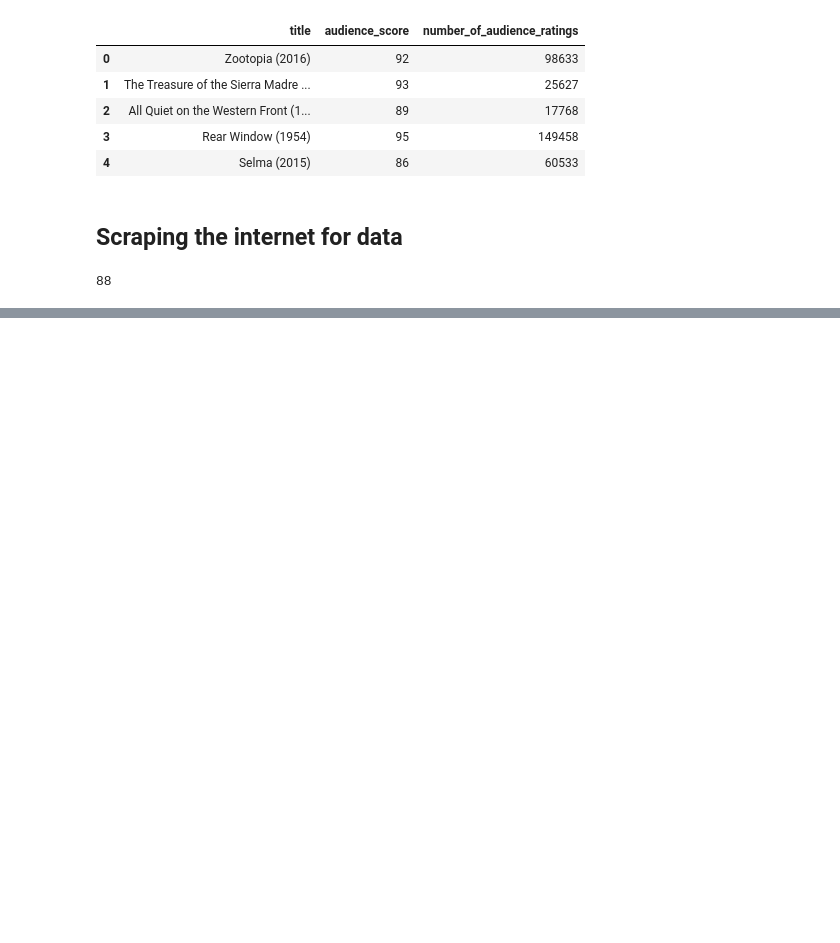
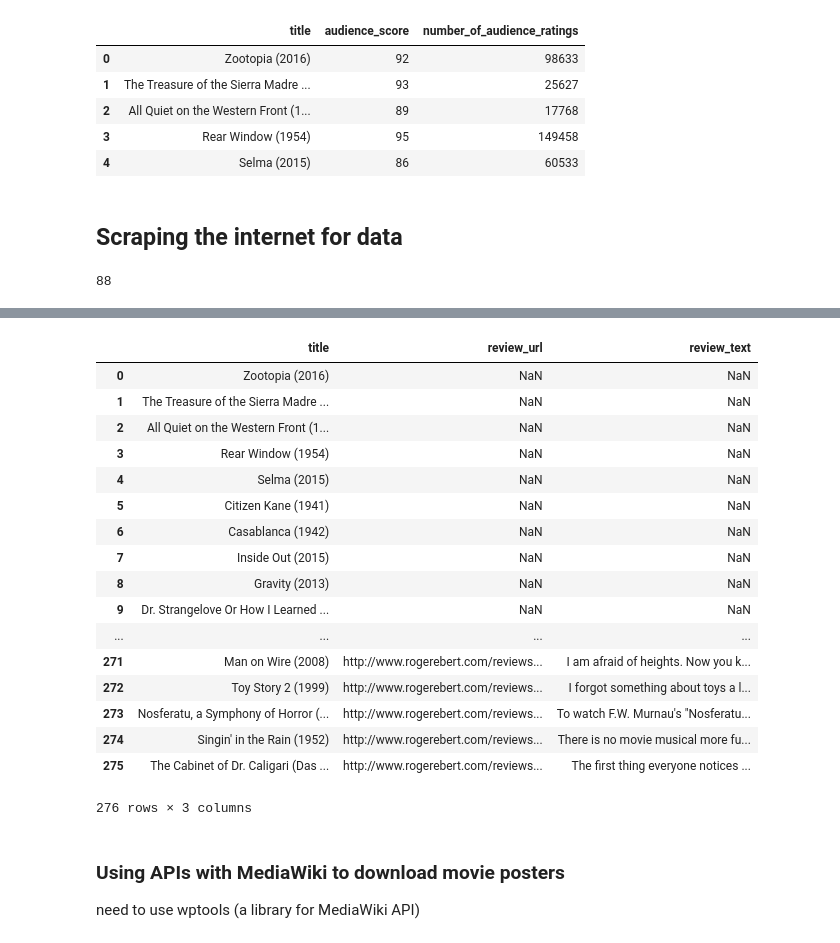
Before and after one commit to mccormd1/Analytics_Nanodegree, a Jupyter notebook: 3-Data Wrangling/Wrangling_materials/2-rotten tomatoes/gathering.ipynb, the cells around one changed output, grey strips where cells are left out. Cells and saved outputs as stored; diff of their text form; code cells hidden in the pictures; blank space fills up the shorter version.

Commit message:
wptools pre-setup

```diff
--- a/3-Data Wrangling/Wrangling_materials/2-rotten tomatoes/gathering.ipynb
+++ b/3-Data Wrangling/Wrangling_materials/2-rotten tomatoes/gathering.ipynb
@@ -180,3 +180,18 @@ for url in ebert_review_urls:
 len(os.listdir(folder_name))
 # %% [output]
 88
+# %%
+import glob
+
+for review in glob.glob('ebert_reviews/*.txt'):
+    with open(review, encoding='utf-8') as file:
+        title=file.readline()[:-1]
+        review_url=file.readline()[:-1]
+        review_text=file.read()
+        print(title)
+
+        df_list.append({'title': title,
+                        'review_url': review_url,
+                        'review_text': review_text})
+
+df_ebert = pd.DataFrame(df_list, columns = ['title', 'review_url', 'review_text'])
@@ -182,0 +216,25 @@ len(os.listdir(folder_name))
+# %%
+df_ebert
+# %% [output]
+|  | title | review_url | review_text |
+| 0 | Zootopia (2016) | NaN | NaN |
+| 1 | The Treasure of the Sierra Madre ... | NaN | NaN |
+| 2 | All Quiet on the Western Front (1... | NaN | NaN |
+| 3 | Rear Window (1954) | NaN | NaN |
+| 4 | Selma (2015) | NaN | NaN |
+| 5 | Citizen Kane (1941) | NaN | NaN |
+| 6 | Casablanca (1942) | NaN | NaN |
+| 7 | Inside Out (2015) | NaN | NaN |
+| 8 | Gravity (2013) | NaN | NaN |
+| 9 | Dr. Strangelove Or How I Learned ... | NaN | NaN |
+| ... | ... | ... | ... |
+| 271 | Man on Wire (2008) | http://www.rogerebert.com/reviews... | I am afraid of heights. Now you k... |
+| 272 | Toy Story 2 (1999) | http://www.rogerebert.com/reviews... | I forgot something about toys a l... |
+| 273 | Nosferatu, a Symphony of Horror (... | http://www.rogerebert.com/reviews... | To watch F.W. Murnau's "Nosferatu... |
+| 274 | Singin' in the Rain (1952) | http://www.rogerebert.com/reviews... | There is no movie musical more fu... |
+| 275 | The Cabinet of Dr. Caligari (Das ... | http://www.rogerebert.com/reviews... | The first thing everyone notices ... |
+276 rows × 3 columns
+# %% [markdown]
+### Using APIs with MediaWiki to download movie posters
+
+need to use wptools (a library for MediaWiki API)
```
Also changed, not shown: parts of 5 cells of this notebook.
